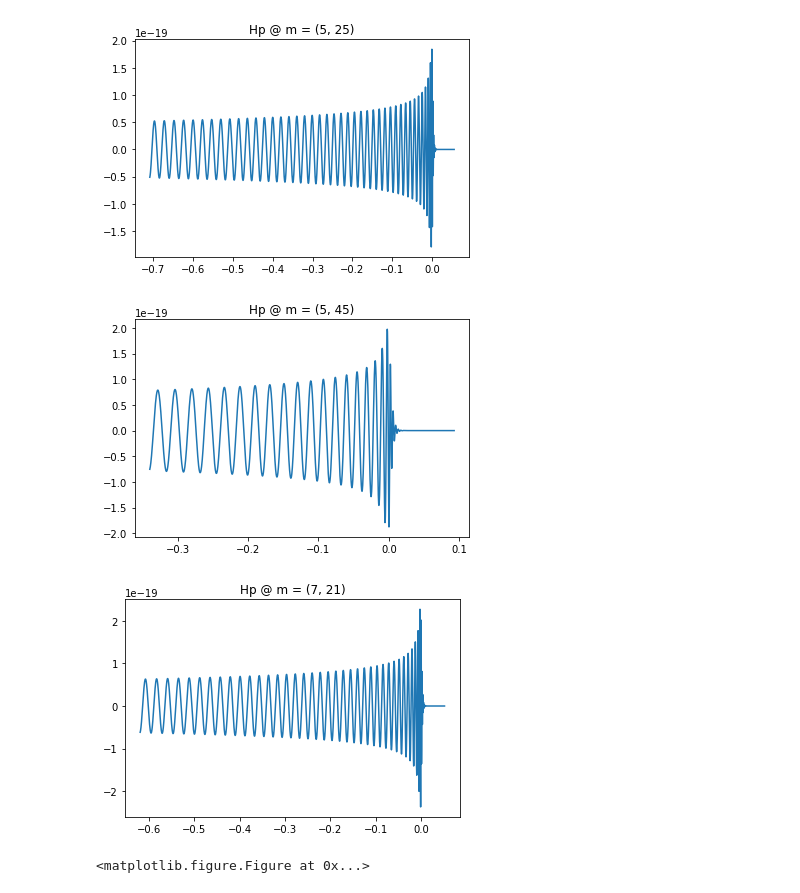
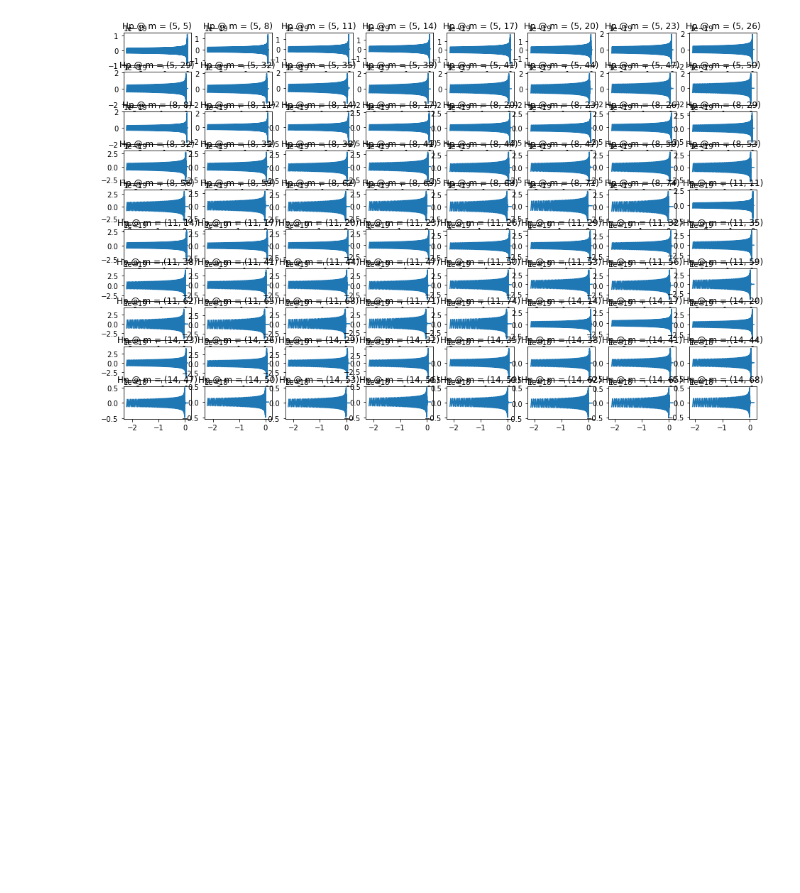
Before and after one commit to chunyulin/test, a Jupyter notebook: WF_gen.ipynb, the cells around one changed output. Drawn from its saved outputs; the diff is of its cells as text; code cells hidden in the pictures; blank space fills up the shorter version.

Commit message:
Make waveform length the same.

```diff
--- a/WF_gen.ipynb
+++ b/WF_gen.ipynb
@@ -17,7 +17,7 @@ import itertools
 ####
 MINM=5
 MAXM=75
-dM=2
+dM=3
 m1a = []
 m2a = []
 for m1 in range(MINM, MAXM+1, dM):
@@ -56,14 +62,13 @@ import matplotlib.pyplot as plt
 
 import itertools
 
-RATE=8192
-FLOW=20
+RATE = 4096  #8192
 apx='SEOBNRv4'
 #for m1,m2 in itertools.izip(m1a,m2a):
 
 for m1,m2 in itertools.izip([5],[5]):
     hp, hc = pycbc.waveform.get_td_waveform(approximant=apx,
-             mass1=m1, mass2=m2, spin1z=0, delta_t=1.0/RATE, f_lower=FLOW)
+             mass1=m1, mass2=m2, spin1z=0, delta_t=1.0/RATE, f_lower=50.0)
 
     plt.plot(hp.sample_times, hp, label=apx)
     plt.xlabel("Time to merge (sec)")
@@ -73,3 +78,19 @@ for m1,m2 in itertools.izip([5],[5]):
+# %%
+"""
+Estimate low freq at the 'time to merger'
+Ref: Eq.8 in 1608.01940
+"""
+import numpy as np
+
+GM0 = 6.674e-11 * 1.9891e30
+c   = 299792458.
+C1=5**(3/8.)/(8*np.pi) * ((c**3)/GM0)**(5./8)
+
+def time2lowfreq(m1,m2,t):
+    Mcf= (m1*m2)**(-0.375) * (m1+m2)**(0.125)
+    freq = C1 * Mcf * (t*1.25)**(-0.375)    ## here I add factor 1.25 just to get a longer waveform
+
+    return freq
 # %%
 ##
 ##  Write to HDF5
@@ -86,13 +107,11 @@ RATE      = 4096  # sampling rate
 FLOW      = 40    # lower cutoff frequency
 apx       = 'SEOBNRv4'
 
-f.close()
 f = h5py.File(HDF5_FILE, 'w', libver='latest')
 
 ###
 main_grp = f.create_group("/waveform")
 main_grp.attrs['srate'] = RATE
-main_grp.attrs['F_low'] = FLOW
 main_grp.attrs['model'] = apx
 main_grp.attrs['desc'] = "Spinless BBH waveform model"
 
@@ -100,14 +119,20 @@ main_grp.attrs['desc'] = "Spinless BBH waveform model"
 count = 0
 dt = 1.0/RATE
 for m1,m2 in itertools.izip(m1a,m2a):
+
+    f_low = time2lowfreq(m1,m2,2.0)
+
     hp, hc = pycbc.waveform.get_td_waveform(approximant=apx,
-        mass1=m1, mass2=m2, spin1z=0, delta_t=dt, f_lower=FLOW)
+        mass1=m1, mass2=m2, spin1z=0, delta_t=dt, f_lower=f_low)
 
     gname = "%s" % count
-    print ("Creating waveform %s with mass %.1f, %.1f (# %d)..." % (gname, m1, m2, len(hp.sample_times) ))
+    print ("Waveform #%s with mass %.1f, %.1f, f_low = %.1f, t0 = %.1f (#pts %d)..."
+           % (gname, m1, m2, f_low, hp.sample_times[0], len(hp.sample_times) ))
+
     grp = main_grp.create_group(gname)
     grp.attrs['m'] = [m1,m2]
     grp.attrs['sz'] = [0,0]
+    grp.attrs['F_low'] = f_low
     grp.create_dataset("t2m",  data=hp.sample_times, dtype='f')  # compression='gzip'
     grp.create_dataset("hp",  data=hp, dtype='f') #, compression='gzip'
     #grp.create_dataset("hc",  data=hc, dtype='f') #, compression='gzip'
@@ -173,27 +198,28 @@ waveform/532/hp
 # %%
 ###
 ###  Read waveform from HDF5, and plot it.
 ###
 
 f = h5py.File(HDF5_FILE,'r')
 
-for i in [10,20,30]:
+plt.figure(figsize=(16,10))
+for i in range(len(m1a)):
+
+    plt.subplot(10,8,i+1)
     key = 'waveform/%d'%i
     k1  = 'waveform/%d/t2m'%i
     k2  = 'waveform/%d/hp'%i
 
     m1 = f[key].attrs['m'][0]
     m2 = f[key].attrs['m'][1]
     t2m = f[k1][:]
     hp  = f[k2][:]
 
     plt.plot(t2m, hp)
     plt.title("Hp @ m = (%d, %d)" % (m1,m2) )
-    plt.figure()
+
+    if (i > 78): break
 
 f.close()
 # %% [output]
-[figure, old version]
+[figure, new version]
-[figure, removed]
-[figure, removed]
-<matplotlib.figure.Figure at 0x...>
```
Also changed, not shown: parts of 7 cells of this notebook.
